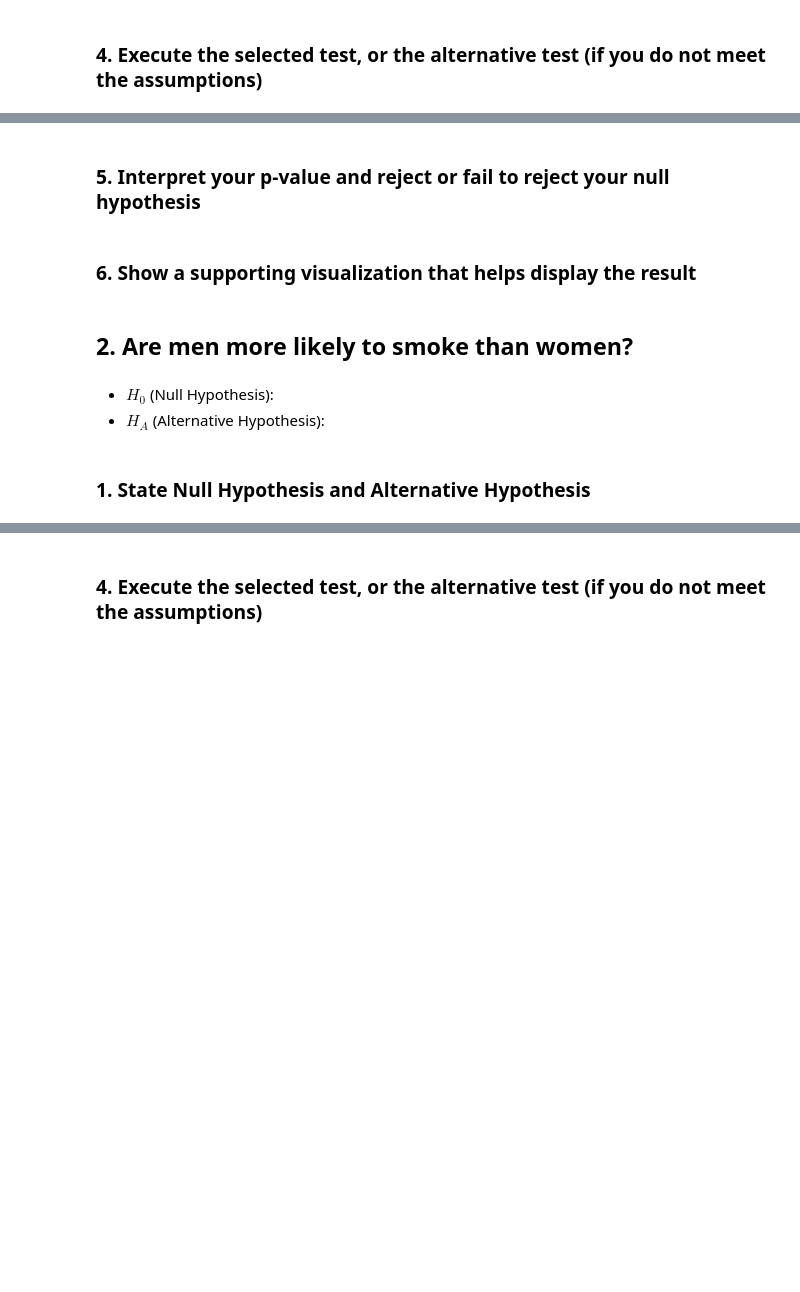
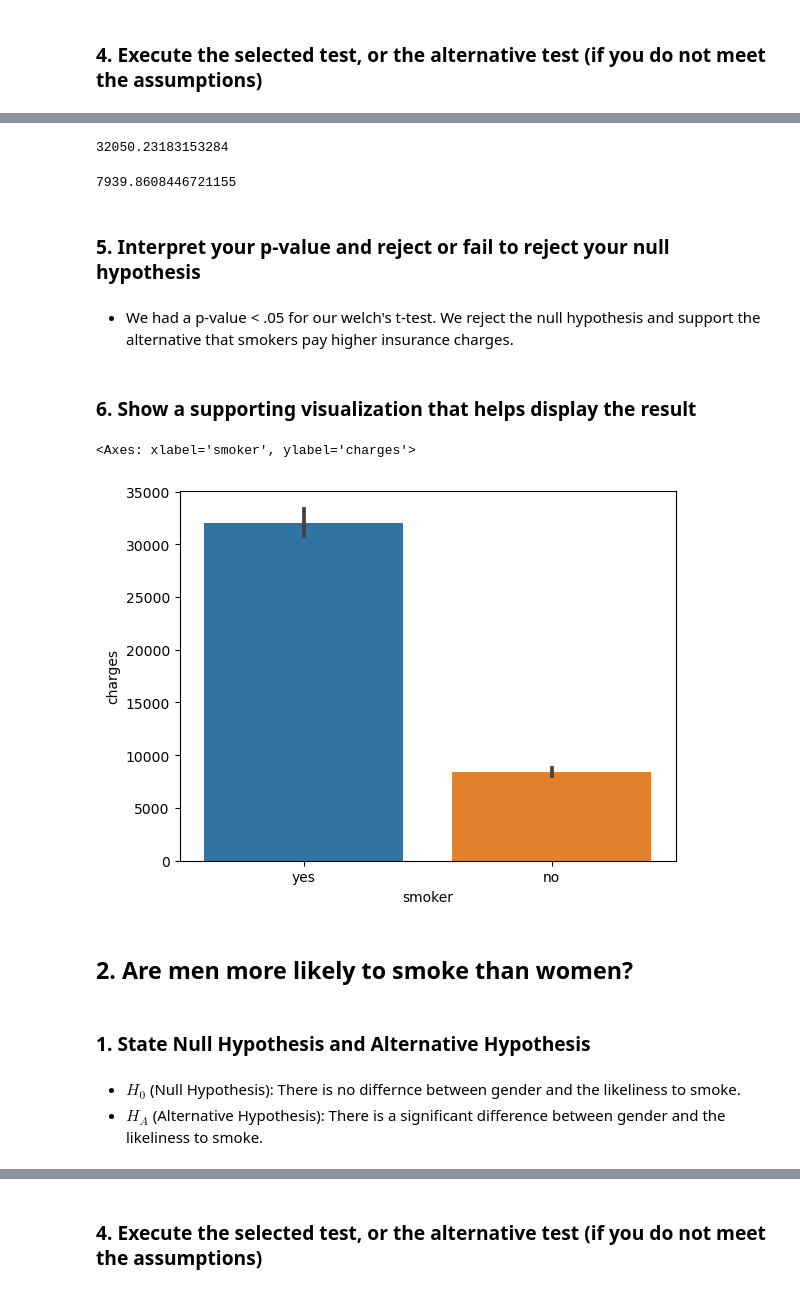
Before and after one commit to patelmedha/Hypothesis-Testing-with-Insurance-Data, a Jupyter notebook: Hypothesis Testing with Insurance Data.ipynb, the cells around one changed output, grey strips where cells are left out. Saved outputs shown, nothing was run; the diff lists cells and outputs as text; code cells hidden in the pictures; blank space fills up the shorter version.

Commit message:
Stuck on qns 2
Does this qns require use of chi square to test hypothesis?

```diff
--- a/Hypothesis Testing with Insurance Data.ipynb
+++ b/Hypothesis Testing with Insurance Data.ipynb
@@ -59,0 +87,4 @@ memory usage: 73.3+ KB
+# %%
+## create a column that easily separates our groups: 'smoker_yes'
+df['smoker_yes'] = df['smoker'].str.contains('yes')
+df['smoker_yes'].value_counts()
@@ -64,13 +289,29 @@ memory usage: 73.3+ KB
+# %%
+smoker_group.mean()
+# %% [output]
+32050.23183153284
+# %%
+non_smoker_group.mean()
+# %% [output]
+7939.8608446721155
 # %% [markdown]
 ### 5. Interpret your p-value and reject or fail to reject your null hypothesis
+# %% [markdown]
+- We had a p-value < .05 for our welch's t-test. We reject the null hypothesis and support the alternative that smokers pay higher insurance charges.
 # %% [markdown]
 ### 6. Show a supporting visualization that helps display the result
+# %%
+## Add a summary visual to support our results.
+sns.barplot(data=df, x='smoker',y='charges')
+# %% [output]
+<Axes: xlabel='smoker', ylabel='charges'>
+[figure, added]
 # %% [markdown]
 ## 2. Are men more likely to smoke than women?
-# %% [markdown]
-- $H_0$ (Null Hypothesis):
-- $H_A$ (Alternative Hypothesis):
 # %% [markdown]
 ### 1. State Null Hypothesis and Alternative Hypothesis
+# %% [markdown]
+- $H_0$ (Null Hypothesis): There is no differnce between gender and the likeliness to smoke.
+- $H_A$ (Alternative Hypothesis): There is a significant difference between gender and the likeliness to smoke.
 # %% [markdown]
 ### 2. Select the correct test according to the data type and number of samples
```
Also changed, not shown: parts of 58 cells of this notebook, 2 other files.
